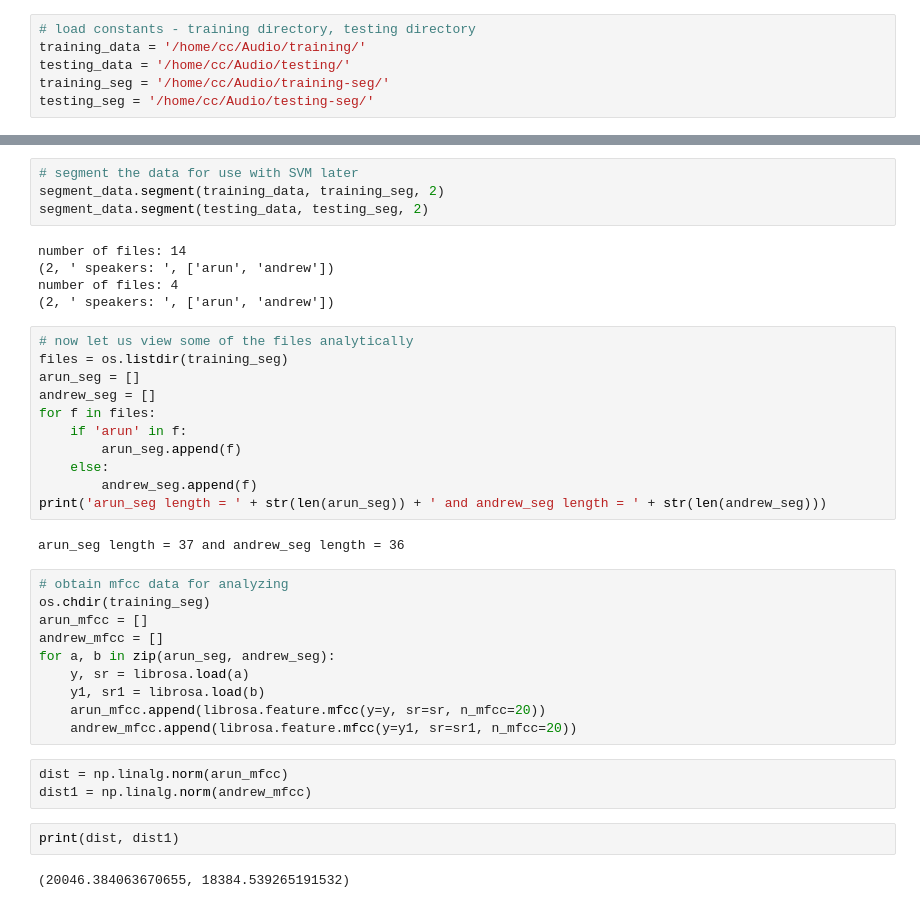
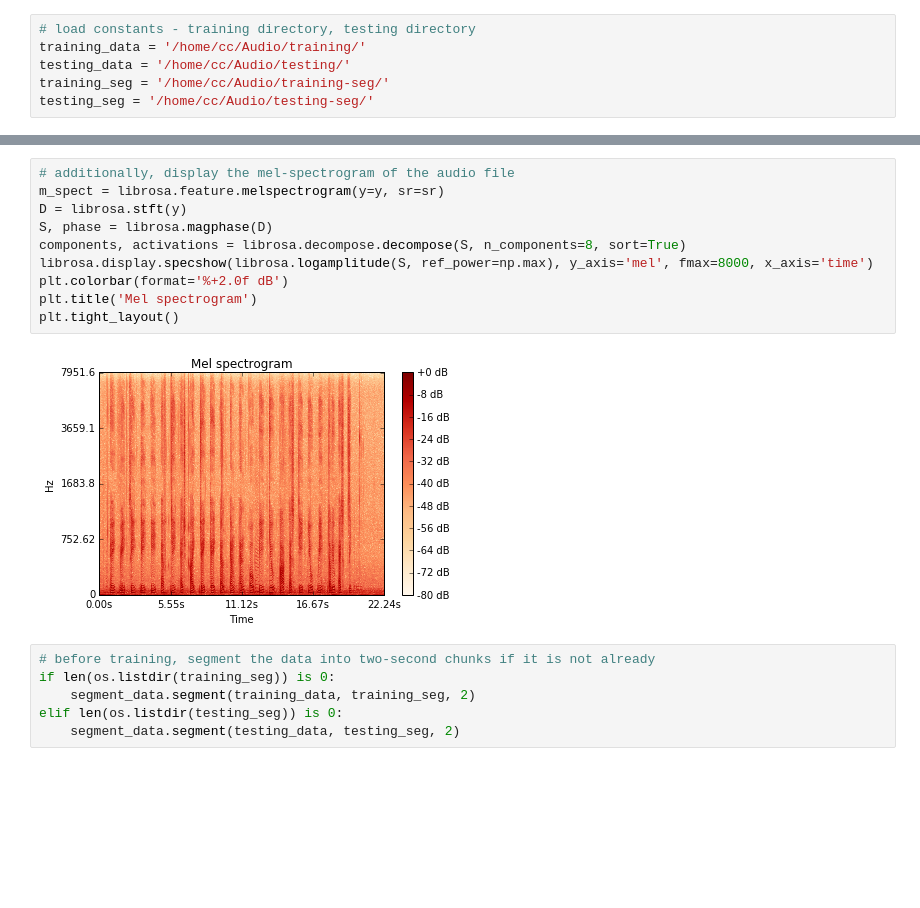
Before and after one commit to AKBoles/Voice-Identification, a Jupyter notebook: SpeakerRecognition.ipynb, the cells around one changed output, grey strips where cells are left out. Cells and saved outputs as stored; diff of their text form; blank space fills up the shorter version.

```diff
--- a/SpeakerRecognition.ipynb
+++ b/SpeakerRecognition.ipynb
@@ -29,39 +46,18 @@ testing_seg = '/home/cc/Audio/testing-seg/'
+# %%
+# additionally, display the mel-spectrogram of the audio file
+m_spect = librosa.feature.melspectrogram(y=y, sr=sr)
+D = librosa.stft(y)
+S, phase = librosa.magphase(D)
+components, activations = librosa.decompose.decompose(S, n_components=8, sort=True)
+librosa.display.specshow(librosa.logamplitude(S, ref_power=np.max), y_axis='mel', fmax=8000, x_axis='time')
+plt.colorbar(format='%+2.0f dB')
+plt.title('Mel spectrogram')
+plt.tight_layout()
+# %% [output]
+[figure, added]
 # %%
-# segment the data for use with SVM later
-segment_data.segment(training_data, training_seg, 2)
-segment_data.segment(testing_data, testing_seg, 2)
+# before training, segment the data into two-second chunks if it is not already
+if len(os.listdir(training_seg)) is 0:
+    segment_data.segment(training_data, training_seg, 2)
+elif len(os.listdir(testing_seg)) is 0:
+    segment_data.segment(testing_data, testing_seg, 2)
-# %% [output]
-number of files: 14
-(2, ' speakers: ', ['arun', 'andrew'])
-number of files: 4
-(2, ' speakers: ', ['arun', 'andrew'])
-# %%
-# now let us view some of the files analytically
-files = os.listdir(training_seg)
-arun_seg = []
-andrew_seg = []
-for f in files:
-    if 'arun' in f:
-        arun_seg.append(f)
-    else:
-        andrew_seg.append(f)
-print('arun_seg length = ' + str(len(arun_seg)) + ' and andrew_seg length = ' + str(len(andrew_seg)))
-# %% [output]
-arun_seg length = 37 and andrew_seg length = 36
-# %%
-# obtain mfcc data for analyzing
-os.chdir(training_seg)
-arun_mfcc = []
-andrew_mfcc = []
-for a, b in zip(arun_seg, andrew_seg):
-    y, sr = librosa.load(a)
-    y1, sr1 = librosa.load(b)
-    arun_mfcc.append(librosa.feature.mfcc(y=y, sr=sr, n_mfcc=20))
-    andrew_mfcc.append(librosa.feature.mfcc(y=y1, sr=sr1, n_mfcc=20))
-# %%
-dist = np.linalg.norm(arun_mfcc)
-dist1 = np.linalg.norm(andrew_mfcc)
-# %%
-print(dist, dist1)
-# %% [output]
-(20046.384063670655, 18384.539265191532)
```
Also changed, not shown: parts of 20 cells of this notebook, 3 other files.
